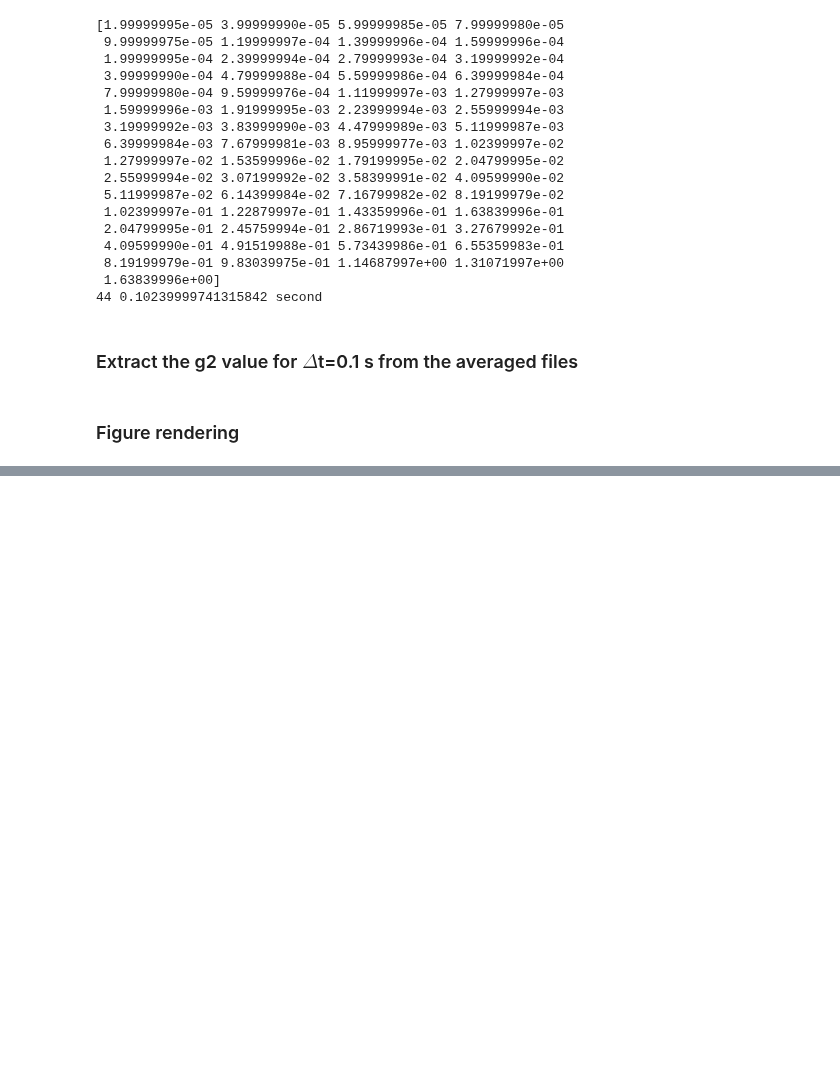
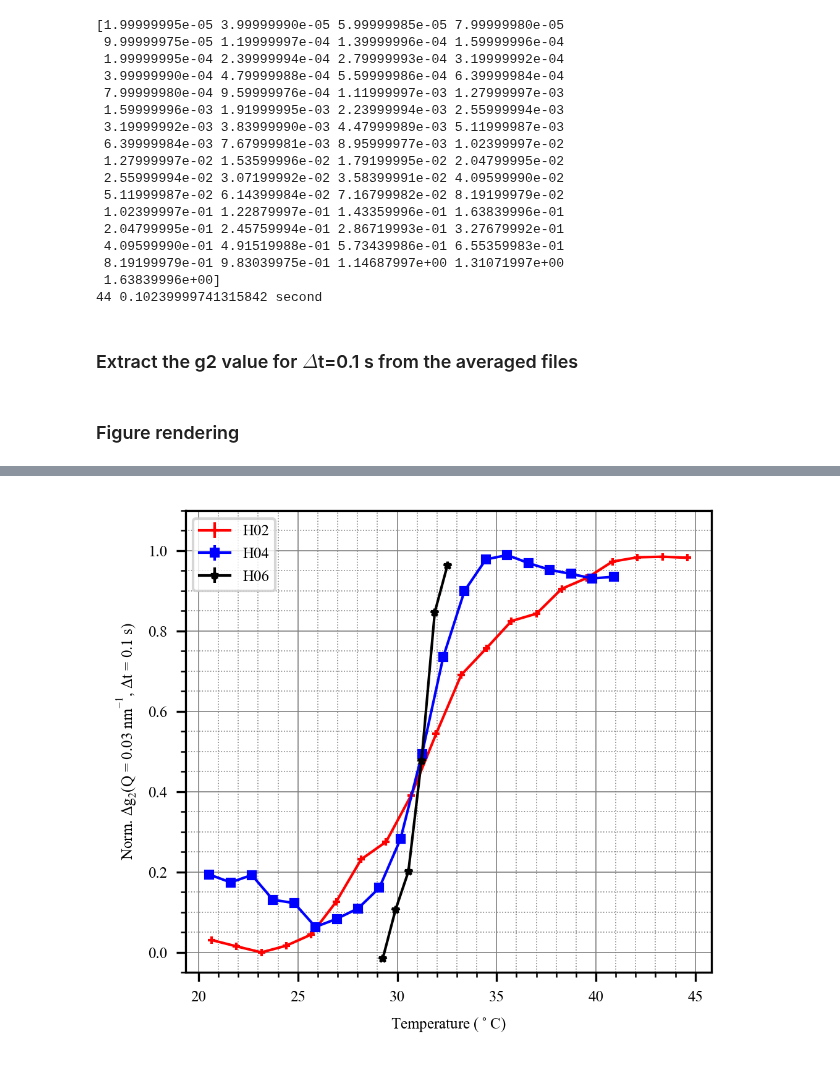
Before and after one commit to AZjk/llps-saxpcs, a Jupyter notebook: g2_Summary/g2_0p1_plot.ipynb, the cells around one changed output, grey strips where cells are left out. Cells and saved outputs as stored; diff of their text form; code cells hidden in the pictures; blank space fills up the shorter version.

```diff
--- a/g2_Summary/g2_0p1_plot.ipynb
+++ b/g2_Summary/g2_0p1_plot.ipynb
@@ -64,22 +68,3 @@ def get_temperature_and_g2(avg_data_list, target_idx=44, g2_idx=0):
     return xy
 # %% [markdown]
 ### Figure rendering
-# %%
-
-fig, ax = plt.subplots(1, 1, figsize=(2.4, 2))
-labels = ['H02', 'H04', 'H06']
-
-import itertools
-marker = itertools.cycle(('+', 's', '*'))
-
-for n, avg_data_list in enumerate([avg_H02, avg_H04, avg_H06]):
-    t_g2 = get_temperature_and_g2(avg_data_list)
-    ax.errorbar(t_g2[:, 0], t_g2[:, 1], yerr=t_g2[:, 2], marker=next(marker), label=labels[n], ms=3)
-
-ax.set_xlabel('Temperature ($^\circ$C)')
-ax.set_ylabel('g2(dt=0.1s)')
-ax.set_ylim(0.95, 1.25)
-plt.legend()
-plt.subplots_adjust(wspace=0)
-plt.savefig('g2_t0p1.pdf')
-plt.tight_layout()
@@ -148,0 +71,69 @@ plt.show()
+# %%
+
+with open('checkpoint.pickle', 'rb') as f:
+    avg_H02 = pickle.load(f)
+    avg_H04 = pickle.load(f)
+    avg_H06 = pickle.load(f)
+    t_el = pickle.load(f)
+    ql_dyn = pickle.load(f)
+
+plt.rcParams['pdf.fonttype'] = 42
+plt.rcParams['font.size'] = 8
+plt.rcParams['figure.dpi'] = 300
+plt.rcParams["font.family"] = "Times New Roman"
+
+def get_temperature_and_g2(avg_data_list, target_idx=44, g2_idx=0):
+    xy = []
+    for avg_dict in avg_data_list:
+        t = np.nanmean(avg_dict['temperature'])
+        g2 = avg_dict['g2'][target_idx][g2_idx]
+        g2_err = avg_dict['g2_err'][target_idx][g2_idx]
+        xy.append((t, g2, g2_err))
+    xy = np.array(xy)
+    return xy
+
+fig, ax = plt.subplots(1, 1, figsize=(3.4, 3))
+labels = ['H02', 'H04', 'H06']
+marker = itertools.cycle(('+', 's', '*'))
+colors = ['red', 'blue', 'black']
+
+for n, avg_data_list in enumerate([avg_H02, avg_H04, avg_H06]):
+    t_g2 = get_temperature_and_g2(avg_data_list)
+
+    # Remove baseline and normalize g2 for H02
+    if labels[n] == 'H02':
+        t_g2[:, 1] = (t_g2[:, 1]-1)/0.19
+
+    # Remove baseline and normalize g2 for H04
+    if labels[n] == 'H04':
+        t_g2[:, 1] = (t_g2[:, 1]-1)/0.195
+
+    # Remove baseline and normalize g2 for H04
+    # Also removing H06 data before x-axis value 27 due to insufficient statistics
+    if labels[n] == 'H06':
+        t_g2 = t_g2[t_g2[:, 0] >= 27]
+        t_g2[:, 1] = (t_g2[:, 1]-1)/0.135
+        t_g2 = t_g2[3:]
+    ax.errorbar(t_g2[:, 0], t_g2[:, 1], yerr=t_g2[:, 2], marker=next(marker), label=labels[n], ms=3, lw=1, color=colors[n])
+
+ax.set_xlabel('Temperature ($^\circ$C)', fontname="Times New Roman")
+ax.set_ylabel('Norm. $\mathdefault{Δg_2}$(Q = 0.03 nm$\mathdefault{^{-1}}$, $\mathdefault{Δt}$ = 0.1 s)',
+              fontname="Times New Roman")
+ax.set_ylim(-0.05, 1.1)  # Adjusted y-axis range for the full figure
+plt.legend()
+
+# Adjusted spacing
+plt.subplots_adjust(wspace=0)
+plt.tight_layout()
+
+# Set minor ticks
+ax.grid(which='major', linestyle='-', linewidth='0.4', color='gray')
+ax.minorticks_on()
+ax.grid(which='minor', linestyle=':', linewidth='0.4', color='gray')
+ax.xaxis.set_minor_locator(ticker.MultipleLocator(1))
+ax.yaxis.set_minor_locator(ticker.MultipleLocator(0.05))
+
+plt.savefig('Del_g2_t0p1.pdf')
+plt.show()
+# %% [output]
+[figure, added]
```
Also changed, not shown: parts of 3 cells of this notebook, 1 other file.
